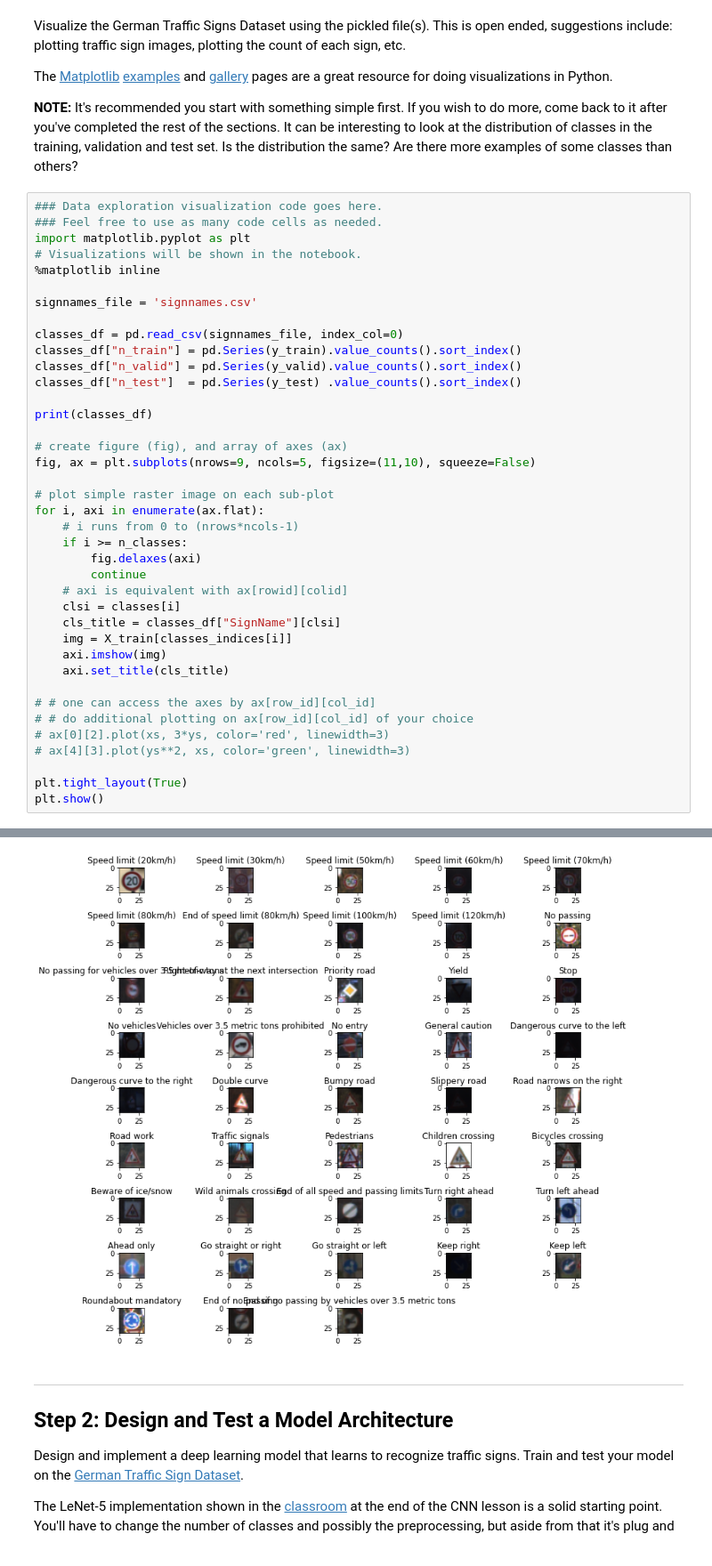
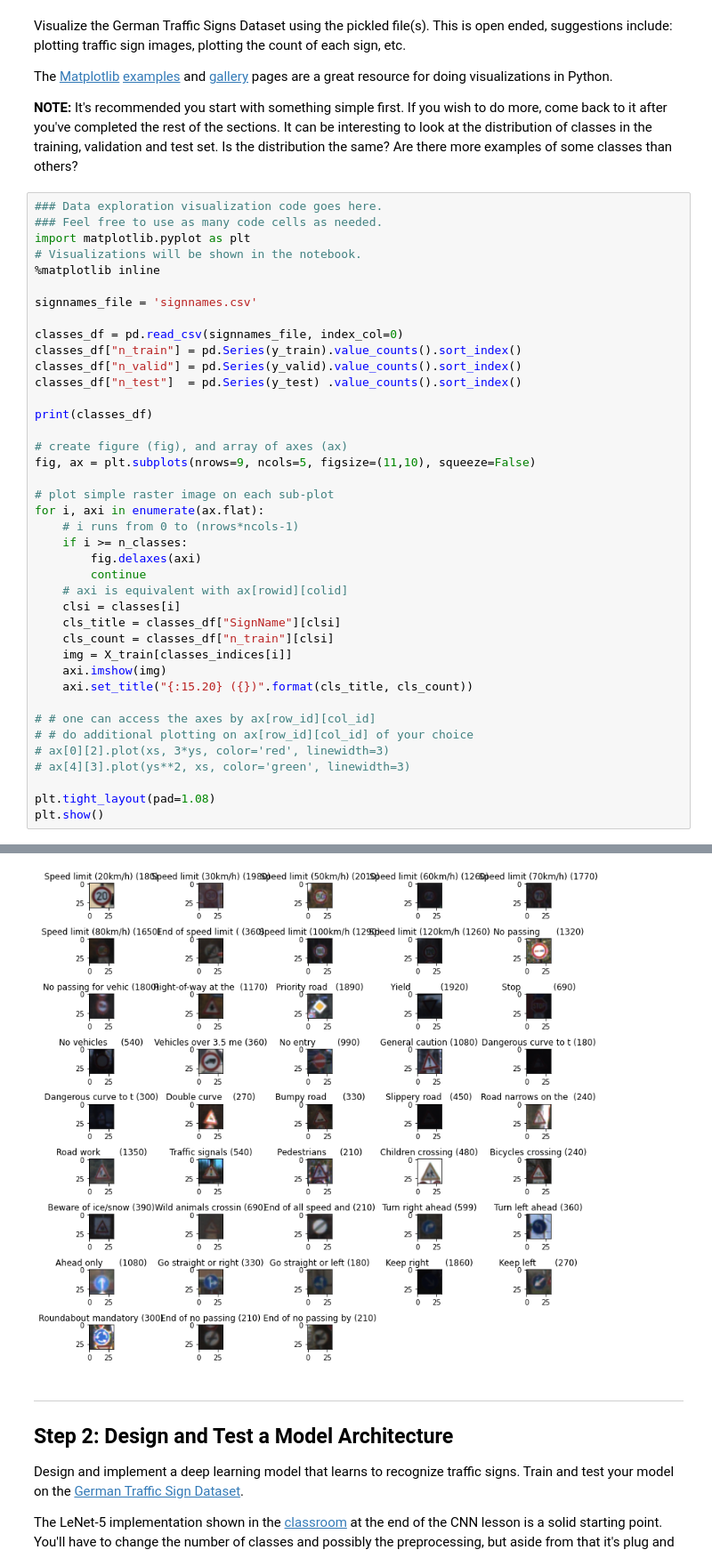
Before and after one commit to mkleesiek/CarND-P03-Traffic-Sign-Classifier, a Jupyter notebook: Traffic_Sign_Classifier.ipynb, the cells around one changed output, grey strips where cells are left out. Shown at 89% size. Cells and saved outputs as stored; diff of their text form.

```diff
--- a/Traffic_Sign_Classifier.ipynb
+++ b/Traffic_Sign_Classifier.ipynb
@@ -151,36 +151,37 @@ for i, axi in enumerate(ax.flat):
     # axi is equivalent with ax[rowid][colid]
     clsi = classes[i]
     cls_title = classes_df["SignName"][clsi]
+    cls_count = classes_df["n_train"][clsi]
     img = X_train[classes_indices[i]]
     axi.imshow(img)
-    axi.set_title(cls_title)
+    axi.set_title("{:15.20} ({})".format(cls_title, cls_count))
 
 # # one can access the axes by ax[row_id][col_id]
 # # do additional plotting on ax[row_id][col_id] of your choice
 # ax[0][2].plot(xs, 3*ys, color='red', linewidth=3)
 # ax[4][3].plot(ys**2, xs, color='green', linewidth=3)
 
-plt.tight_layout(True)
+plt.tight_layout(pad=1.08)
 plt.show()
 # %% [output]
                                                   SignName  n_train  n_valid  \
 ClassId
 0                                     Speed limit (20km/h)      180       30
 1                                     Speed limit (30km/h)     1980      240
 2                                     Speed limit (50km/h)     2010      240
 3                                     Speed limit (60km/h)     1260      150
 4                                     Speed limit (70km/h)     1770      210
 5                                     Speed limit (80km/h)     1650      210
 6                              End of speed limit (80km/h)      360       60
 7                                    Speed limit (100km/h)     1290      150
 8                                    Speed limit (120km/h)     1260      150
 9                                               No passing     1320      150
 ... (75 lines left out)
 39           90
 40           90
 41           60
 42           90
-[figure, old version]
+[figure, new version]
 # %% [markdown]
 ----
 
```
Also changed, not shown: parts of 6 cells of this notebook.
